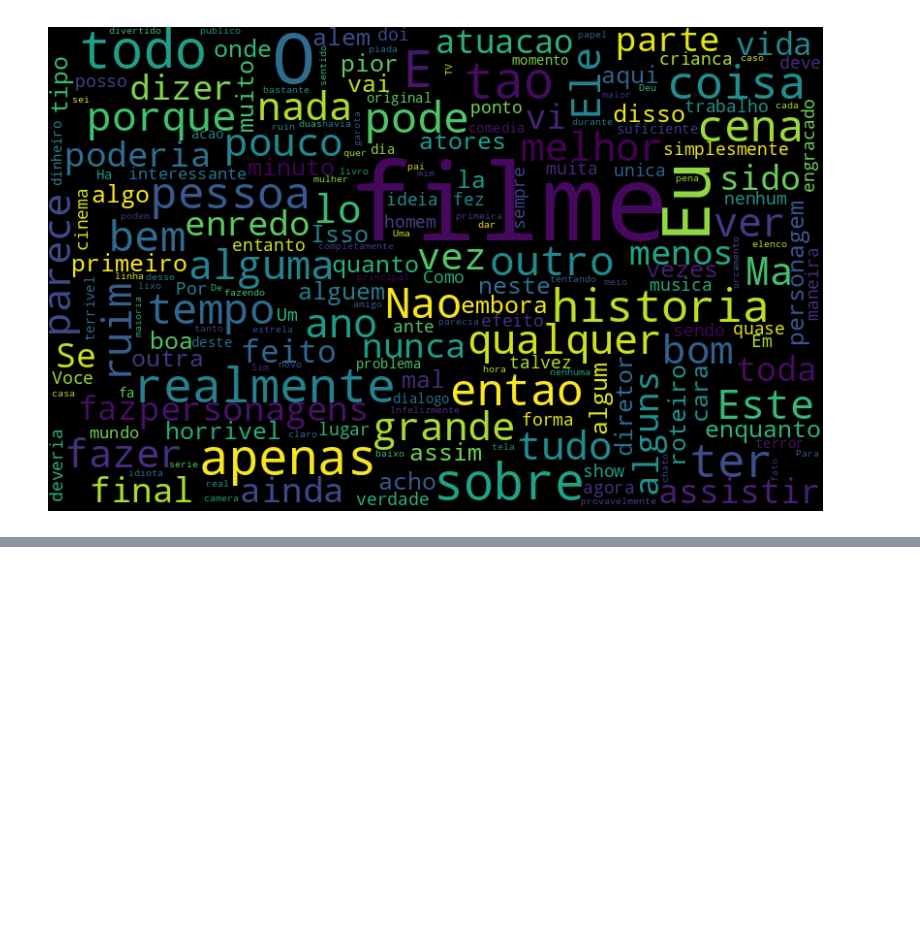
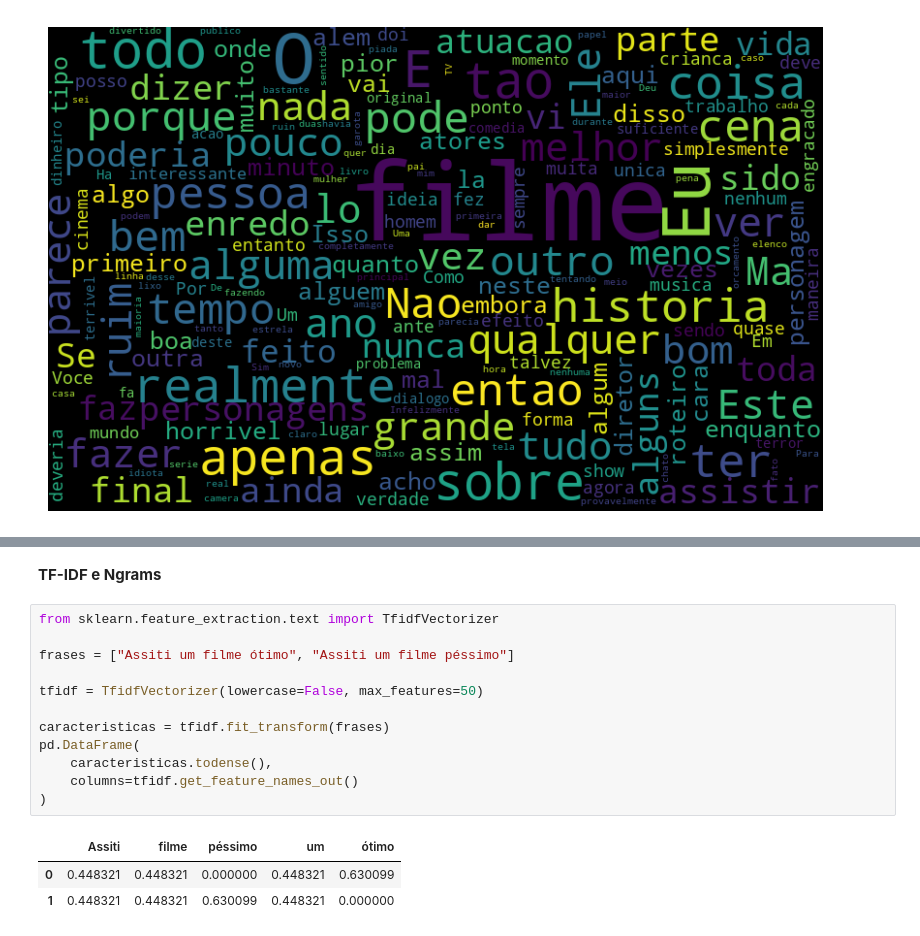
Before and after one commit to Antonio-Belo/MVP_Sprint_II, a Jupyter notebook: mvp_ii_b.ipynb, the cells around one changed output, grey strips where cells are left out. Drawn from its saved outputs; the diff is of its cells as text; blank space fills up the shorter version.

```diff
--- a/mvp_ii_b.ipynb
+++ b/mvp_ii_b.ipynb
@@ -465,0 +485,18 @@ nuvem_palavras_neg(df, "tratamento_3")
+# %% [markdown]
+**TF-IDF e Ngrams**
+# %%
+from sklearn.feature_extraction.text import TfidfVectorizer
+
+frases = ["Assiti um filme ótimo", "Assiti um filme péssimo"]
+
+tfidf = TfidfVectorizer(lowercase=False, max_features=50)
+
+caracteristicas = tfidf.fit_transform(frases)
+pd.DataFrame(
+    caracteristicas.todense(),
+    columns=tfidf.get_feature_names_out()
+)
+# %% [output]
+|  | Assiti | filme | péssimo | um | ótimo |
+| 0 | 0.448321 | 0.448321 | 0.000000 | 0.448321 | 0.630099 |
+| 1 | 0.448321 | 0.448321 | 0.630099 | 0.448321 | 0.000000 |
```
Also changed, not shown: parts of 4 cells of this notebook.
